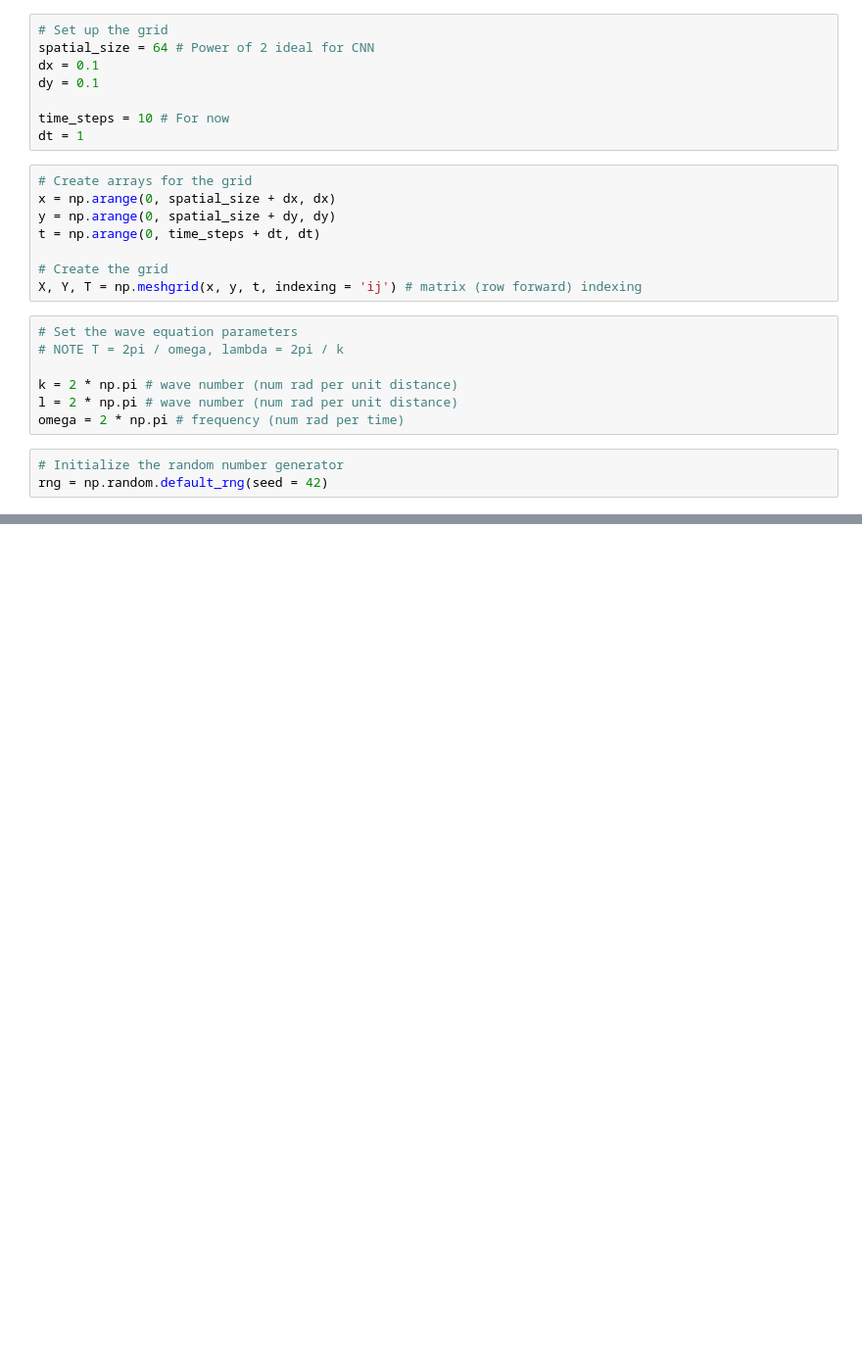
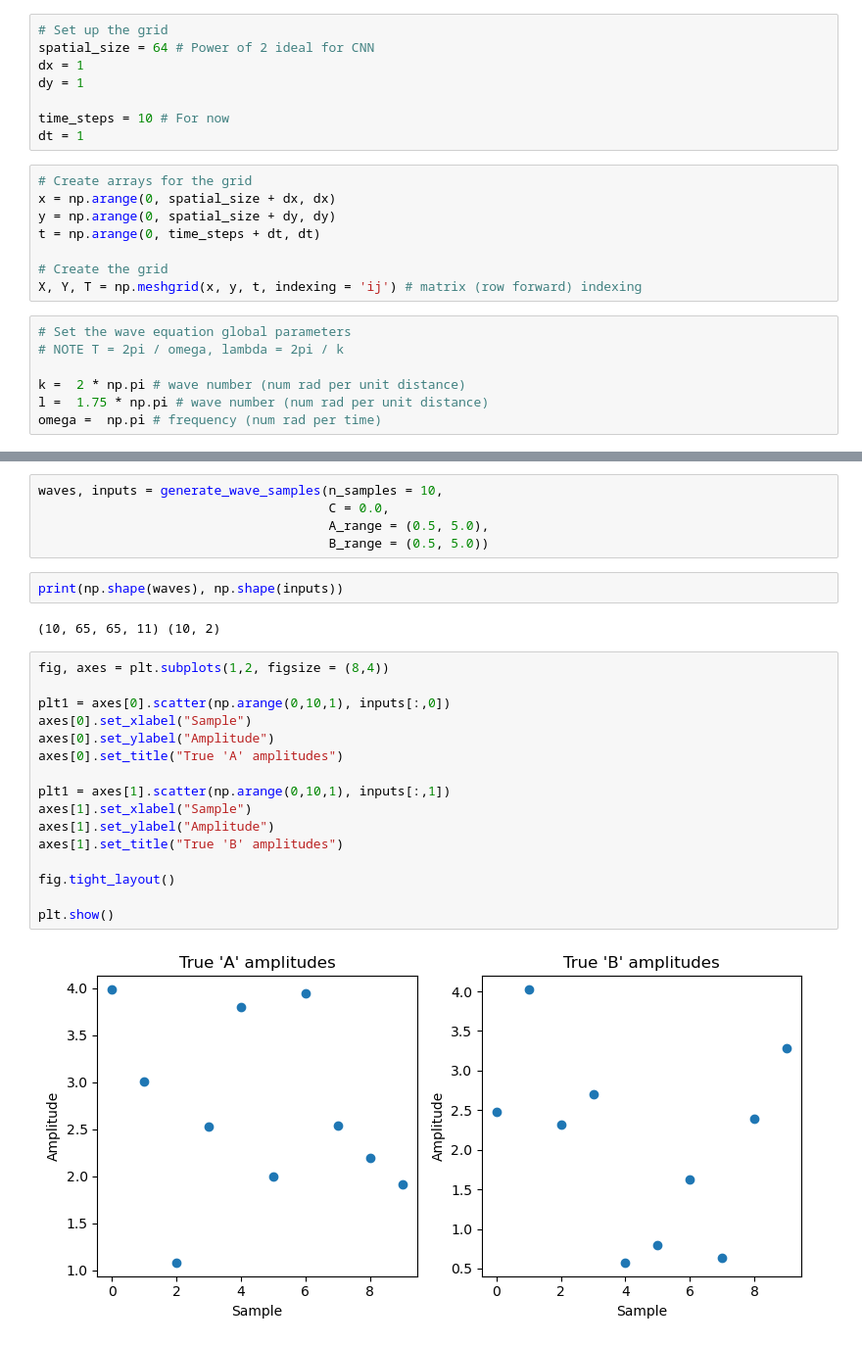
Before and after one commit to jackbassham/bayes-toy-problem, a Jupyter notebook: toy_wave_data.ipynb, the cells around one changed output, grey strips where cells are left out. Shown: that part at 98% size. Cells and saved outputs as stored; diff of their text form; blank space fills up the shorter version.

Commit message:
toy wave data fcn, played with global parameters

```diff
--- a/toy_wave_data.ipynb
+++ b/toy_wave_data.ipynb
@@ -4,8 +5,8 @@ import matplotlib.pyplot as plt
 # %%
 # Set up the grid
 spatial_size = 64 # Power of 2 ideal for CNN
-dx = 0.1
-dy = 0.1
+dx = 1
+dy = 1
 
 time_steps = 10 # For now
 dt = 1
@@ -18,13 +19,10 @@ t = np.arange(0, time_steps + dt, dt)
 # Create the grid
 X, Y, T = np.meshgrid(x, y, t, indexing = 'ij') # matrix (row forward) indexing
 # %%
-# Set the wave equation parameters
+# Set the wave equation global parameters
 # NOTE T = 2pi / omega, lambda = 2pi / k
 
-k = 2 * np.pi # wave number (num rad per unit distance)
-l = 2 * np.pi # wave number (num rad per unit distance)
-omega = 2 * np.pi # frequency (num rad per time)
+k =  2 * np.pi # wave number (num rad per unit distance)
+l =  1.75 * np.pi # wave number (num rad per unit distance)
+omega =  np.pi # frequency (num rad per time)
-# %%
-# Initialize the random number generator
-rng = np.random.default_rng(seed = 42)
 # %%
@@ -66,0 +84,27 @@ def generate_wave_data(n_samples, C):
+# %%
+waves, inputs = generate_wave_samples(n_samples = 10,
+                                      C = 0.0,
+                                      A_range = (0.5, 5.0),
+                                      B_range = (0.5, 5.0))
+# %%
+print(np.shape(waves), np.shape(inputs))
+# %% [output]
+(10, 65, 65, 11) (10, 2)
+# %%
+fig, axes = plt.subplots(1,2, figsize = (8,4))
+
+plt1 = axes[0].scatter(np.arange(0,10,1), inputs[:,0])
+axes[0].set_xlabel("Sample")
+axes[0].set_ylabel("Amplitude")
+axes[0].set_title("True 'A' amplitudes")
+
+plt1 = axes[1].scatter(np.arange(0,10,1), inputs[:,1])
+axes[1].set_xlabel("Sample")
+axes[1].set_ylabel("Amplitude")
+axes[1].set_title("True 'B' amplitudes")
+
+fig.tight_layout()
+
+plt.show()
+# %% [output]
+[figure, added]
```
Also changed, not shown: parts of 4 cells of this notebook.
